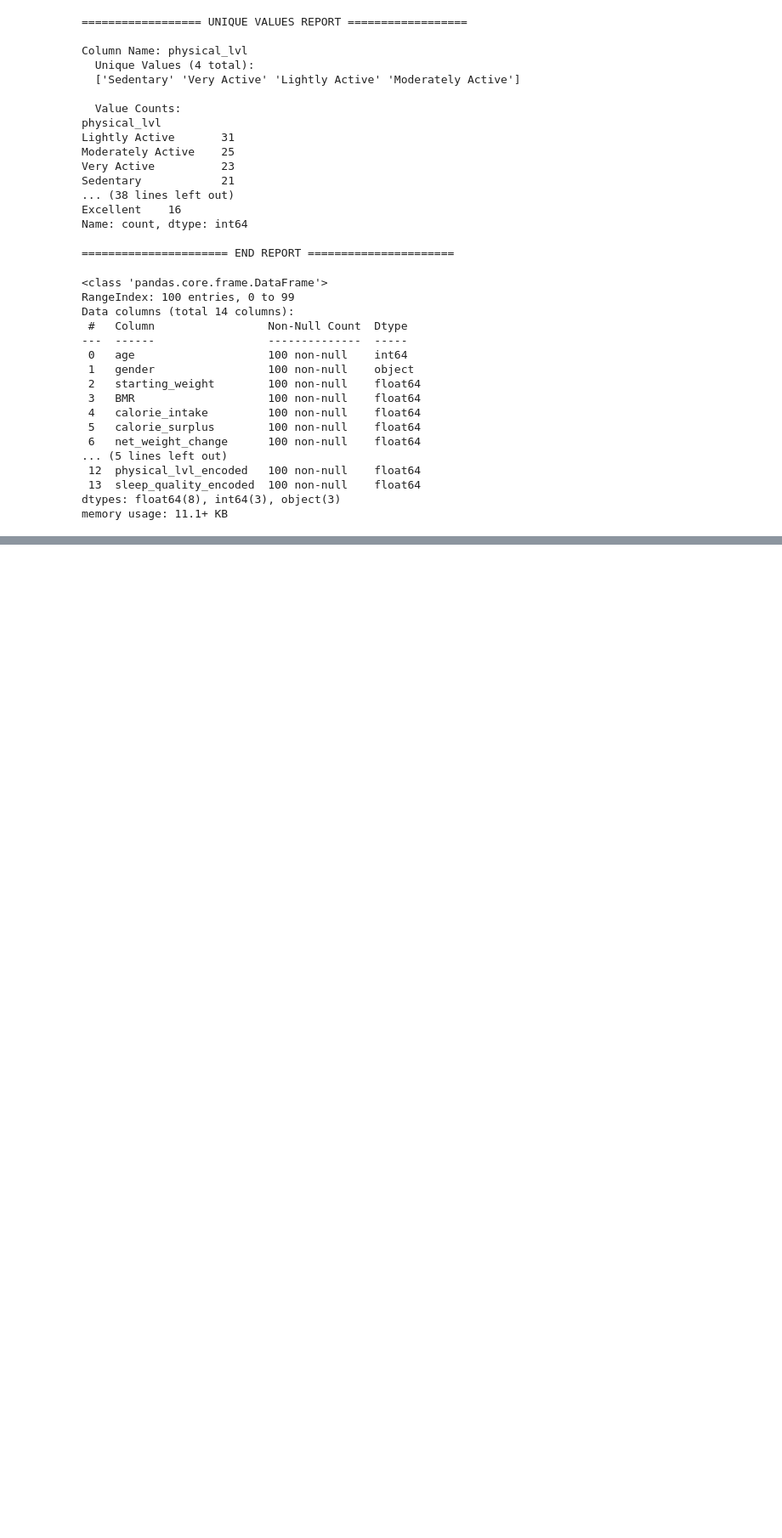
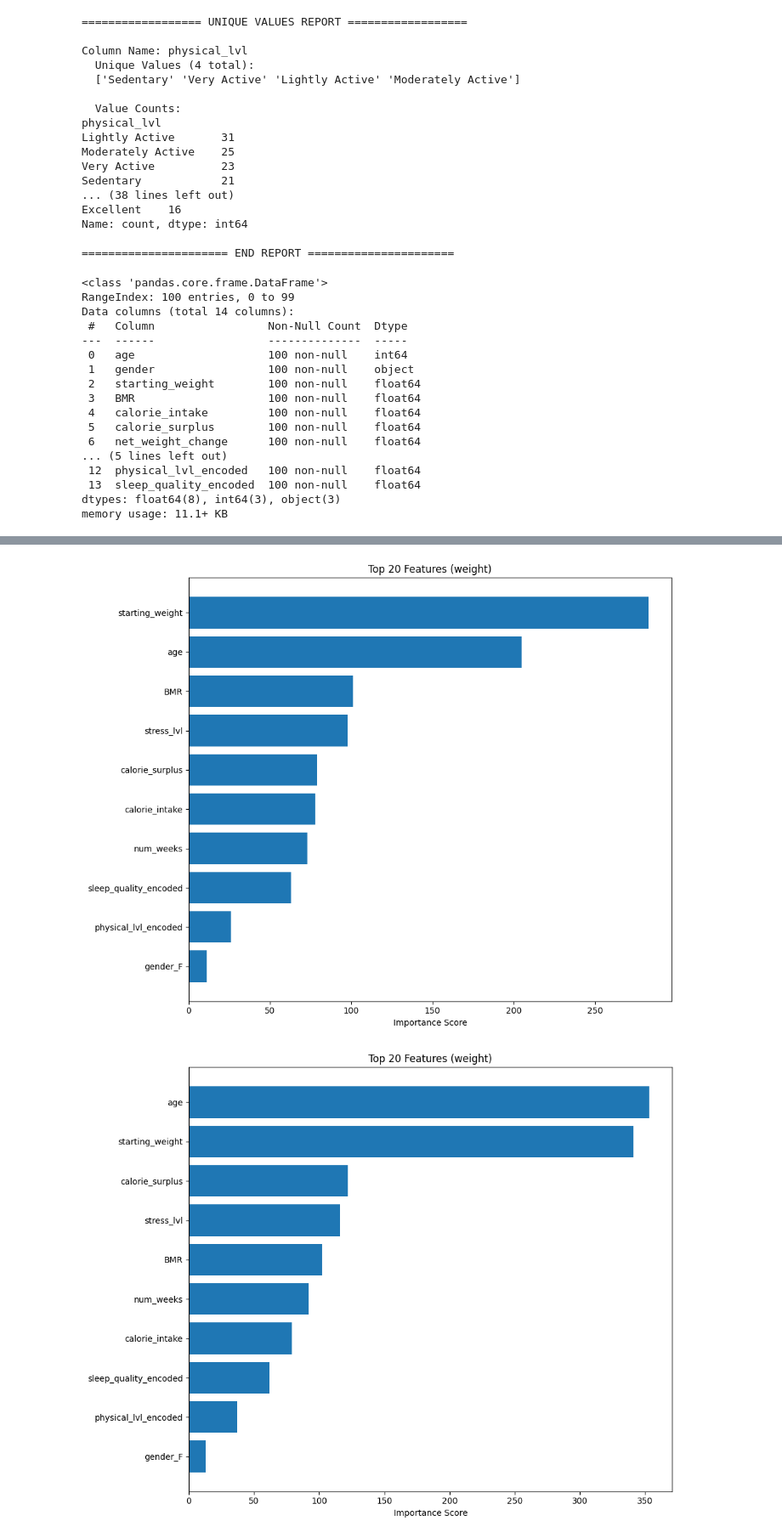
Before and after one commit to Issacalv/Weight_Prediction, a Jupyter notebook: WeightLossPrediction.ipynb, the cells around one changed output, grey strips where cells are left out. Shown at 85% size. Drawn from its saved outputs; the diff is of its cells as text; code cells hidden in the pictures; blank space fills up the shorter version.

Commit message:
Added trained model via XGBoostRegressor & SHAP XAI

```diff
--- a/WeightLossPrediction.ipynb
+++ b/WeightLossPrediction.ipynb
@@ -346,0 +369,12 @@ memory usage: 11.1+ KB
+# %%
+y = df["final_weight"]
+X = df.drop(columns=["final_weight"])
+# %%
+TEST_SIZE = 0.25
+TRAIN_SIZE = 1 - TEST_SIZE
+
+print(f"Training Size: {TRAIN_SIZE}")
+print(f"Testing Size: {TEST_SIZE}")
+X_train, X_test, y_train, y_test = train_test_split(
+    X, y, test_size=0.25, random_state=0
+)
@@ -346,0 +443,31 @@ memory usage: 11.1+ KB
+# %%
+def plot_feature_importance(model, top_n=20, importance_type="weight"):
+
+    booster = model.get_booster()
+    importance = booster.get_score(importance_type=importance_type)
+
+    importance_df = (
+        pd.DataFrame({
+            "Feature": list(importance.keys()),
+            "Importance": list(importance.values())
+        })
+        .sort_values("Importance", ascending=False)
+    )
+
+    plt.figure(figsize=(10, 8))
+    plt.barh(
+        importance_df["Feature"].head(top_n)[::-1],
+        importance_df["Importance"].head(top_n)[::-1]
+    )
+    plt.xlabel("Importance Score")
+    plt.title(f"Top {top_n} Features ({importance_type})")
+    plt.tight_layout()
+    plt.show()
+
+    return importance_df
+
+my_importance_df = plot_feature_importance(my_model, top_n=20)
+new_importance_df = plot_feature_importance(new_model, top_n=20)
+# %% [output]
+[figure, added]
+[figure, added]
```
Also changed, not shown: parts of 9 cells of this notebook, 1 other file.
